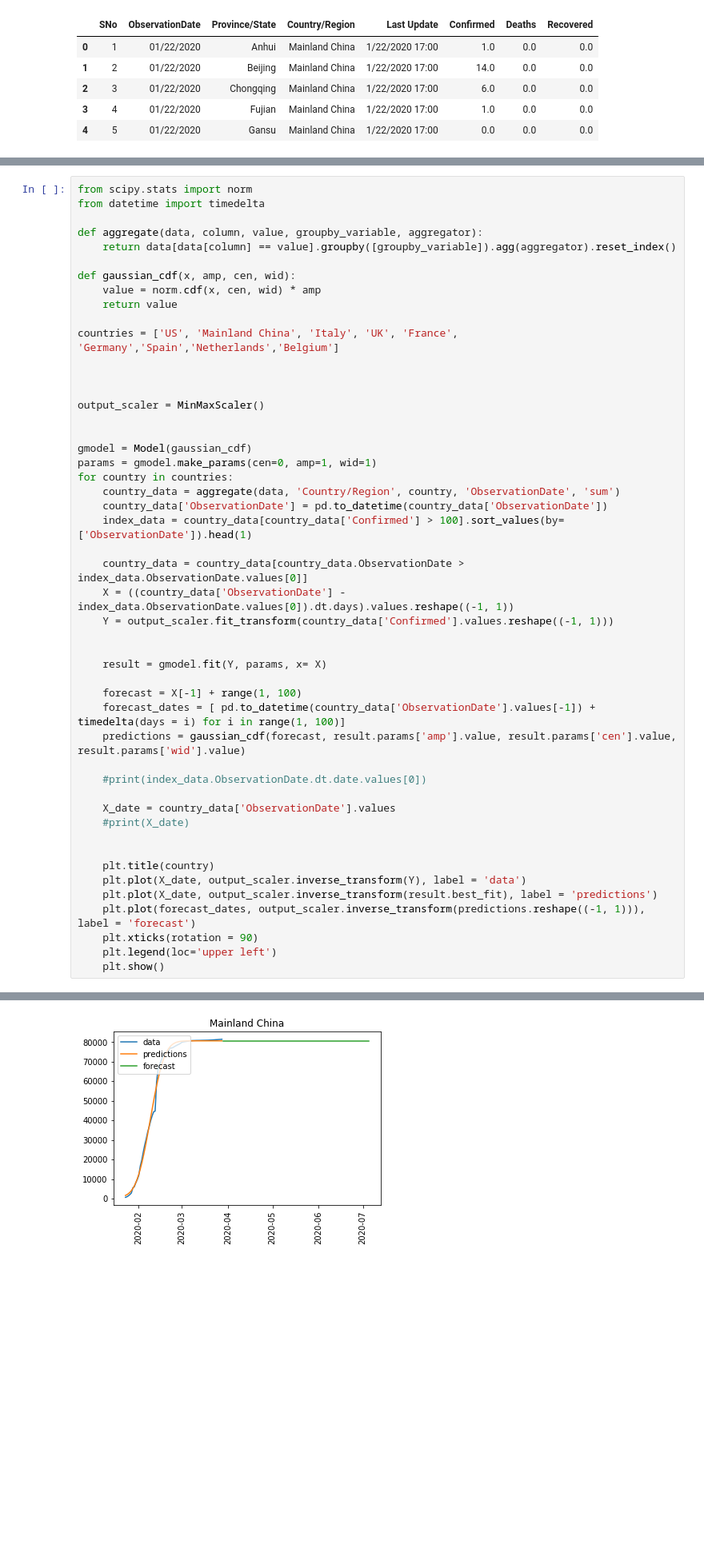
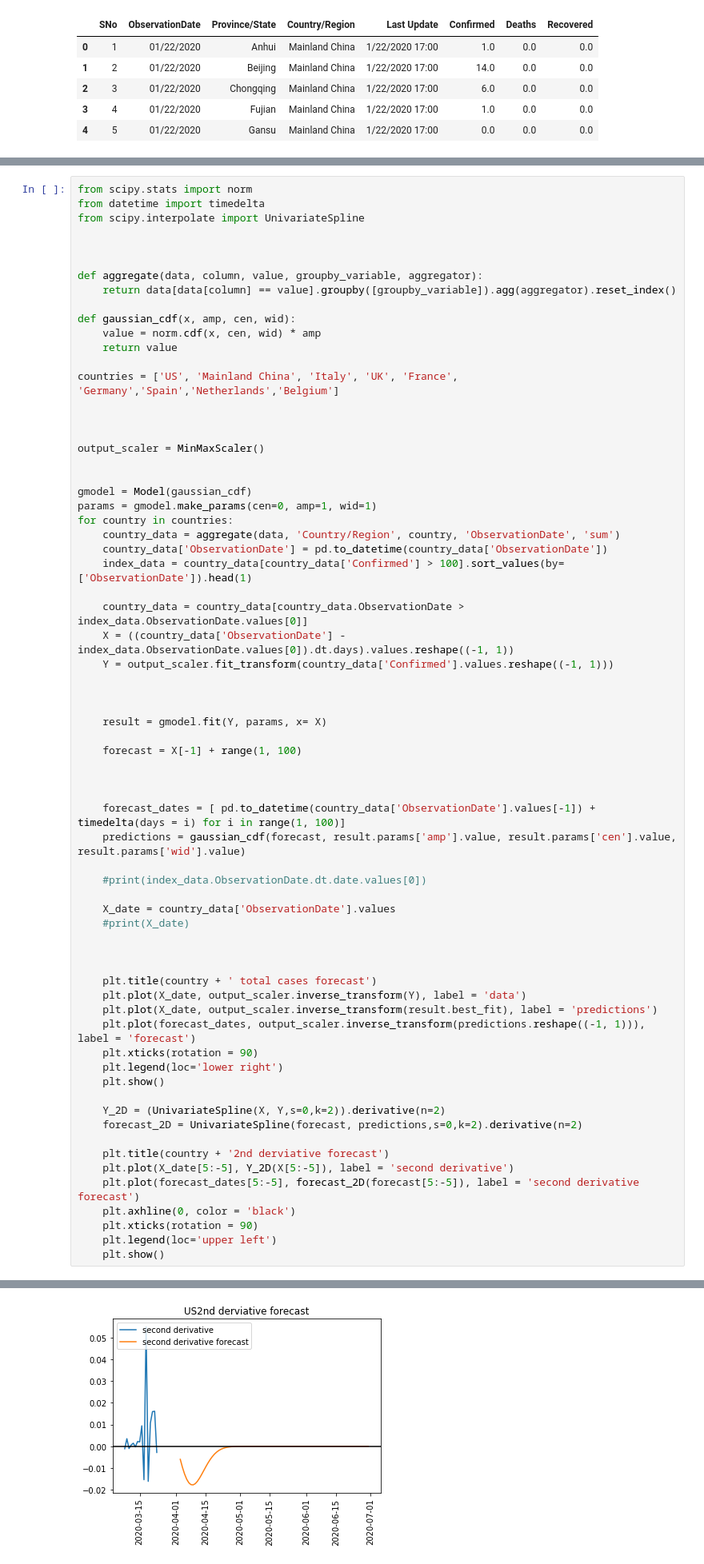
Before and after one commit to ajayrfhp/not_covid_modelling, a Jupyter notebook: notebooks/gaussian_cdf_fitting.ipynb, the cells around one changed output, grey strips where cells are left out. Shown at 80% size. Saved outputs shown, nothing was run; the diff lists cells and outputs as text; blank space fills up the shorter version.

Commit message:
added derviative visual

```diff
--- a/notebooks/gaussian_cdf_fitting.ipynb
+++ b/notebooks/gaussian_cdf_fitting.ipynb
@@ -44,6 +44,9 @@ array(['Mainland China', 'Hong Kong', 'Macau', 'Taiwan', 'US', 'Japan',
 # %%
 from scipy.stats import norm
 from datetime import timedelta
+from scipy.interpolate import UnivariateSpline
+
+
 
 def aggregate(data, column, value, groupby_variable, aggregator):
     return data[data[column] == value].groupby([groupby_variable]).agg(aggregator).reset_index()
@@ -71,9 +74,13 @@ for country in countries:
     Y = output_scaler.fit_transform(country_data['Confirmed'].values.reshape((-1, 1)))
 
 
+
     result = gmodel.fit(Y, params, x= X)
 
     forecast = X[-1] + range(1, 100)
+
+
+
     forecast_dates = [ pd.to_datetime(country_data['ObservationDate'].values[-1]) + timedelta(days = i) for i in range(1, 100)]
     predictions = gaussian_cdf(forecast, result.params['amp'].value, result.params['cen'].value, result.params['wid'].value)
 
@@ -83,11 +90,23 @@ for country in countries:
     #print(X_date)
 
 
-    plt.title(country)
+
+    plt.title(country + ' total cases forecast')
     plt.plot(X_date, output_scaler.inverse_transform(Y), label = 'data')
     plt.plot(X_date, output_scaler.inverse_transform(result.best_fit), label = 'predictions')
     plt.plot(forecast_dates, output_scaler.inverse_transform(predictions.reshape((-1, 1))), label = 'forecast')
     plt.xticks(rotation = 90)
+    plt.legend(loc='lower right')
+    plt.show()
+
+    Y_2D = (UnivariateSpline(X, Y,s=0,k=2)).derivative(n=2)
+    forecast_2D = UnivariateSpline(forecast, predictions,s=0,k=2).derivative(n=2)
+
+    plt.title(country + '2nd derviative forecast')
+    plt.plot(X_date[5:-5], Y_2D(X[5:-5]), label = 'second derivative')
+    plt.plot(forecast_dates[5:-5], forecast_2D(forecast[5:-5]), label = 'second derivative forecast')
+    plt.axhline(0, color = 'black')
+    plt.xticks(rotation = 90)
     plt.legend(loc='upper left')
     plt.show()
 # %% [output]
@@ -95 +114 @@ for country in countries:
-[figure, old version]
+[figure, new version]
```
Also changed, not shown: parts of 1 cell of this notebook.
